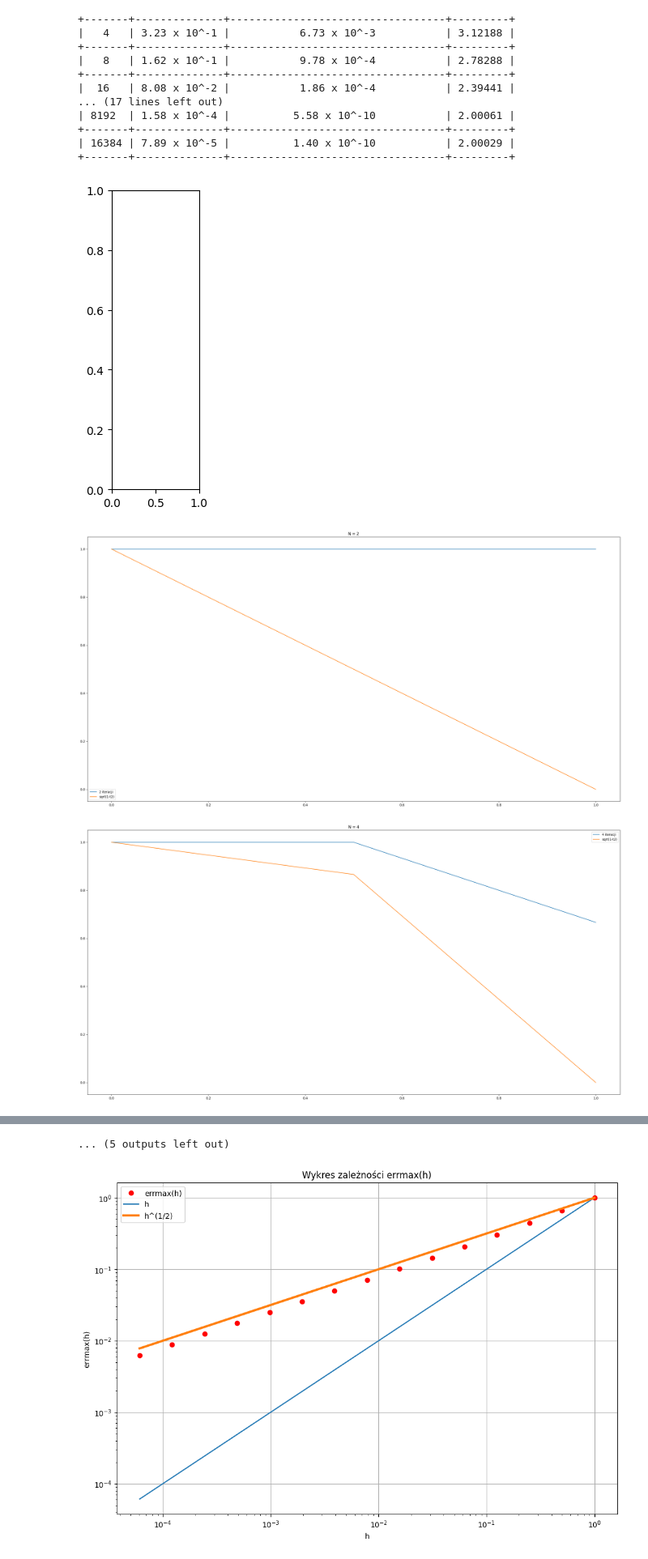
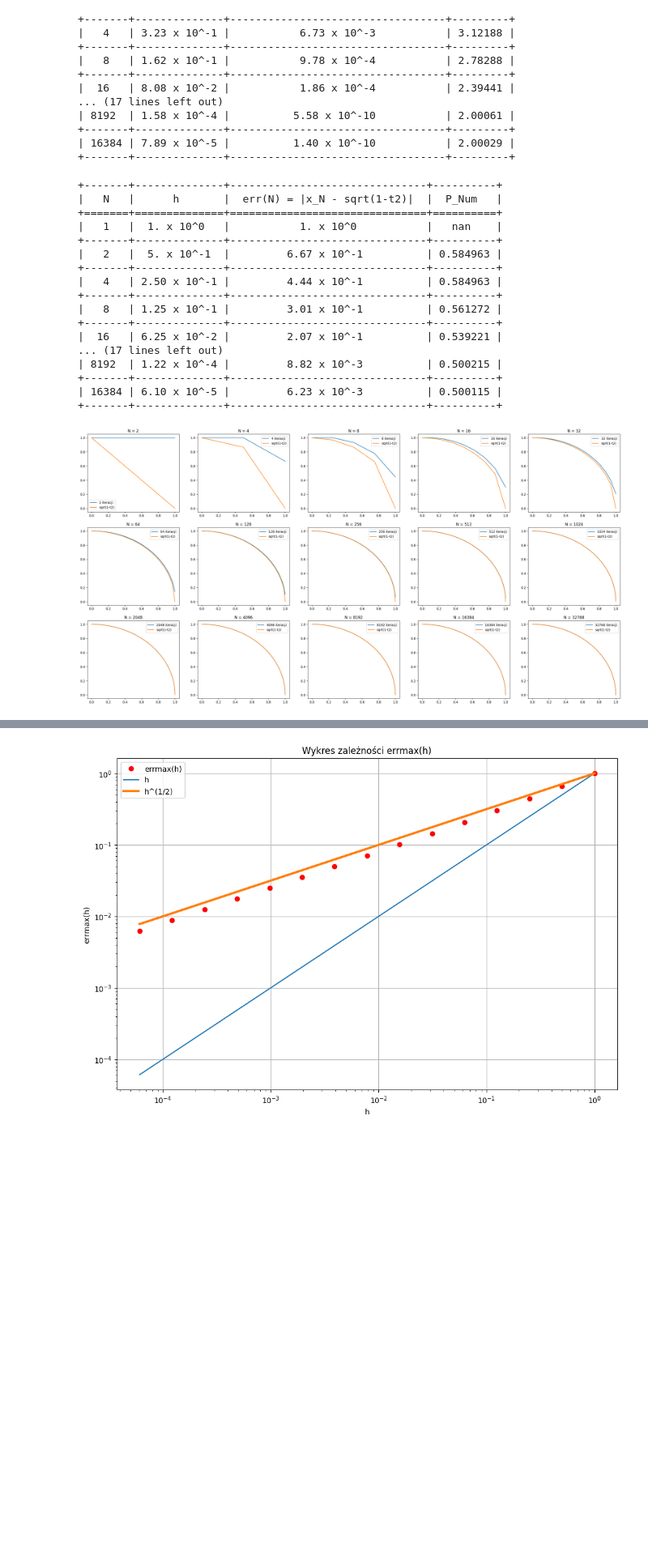
Before and after one commit to maksdebowski/MNdRRz, a Jupyter notebook: lab3-4/main.ipynb, the cells around one changed output, grey strips where cells are left out. Shown at 81% size. Cells and saved outputs as stored; diff of their text form; code cells hidden in the pictures; blank space fills up the shorter version.

```diff
--- a/lab3-4/main.ipynb
+++ b/lab3-4/main.ipynb
@@ -205,44 +205,58 @@ X_0 = 1.0
 results = {"N": [], "h":[], "err(N) = |x_N - sqrt(1-t2)|":[], 'P_Num':[]}
 prev_error = None
 N=1
-plt.subplot(1,4,4)
-for _ in range(1,16):
-    plt.figure(figsize=(30,15))
+fig, axes = plt.subplots(3,5, figsize=(30, 15))
+axes = axes.flatten()
+for _, ax in enumerate(axes):
     h = (T- T_0)/N
     wezly = np.linspace(T_0, T, N+1)
     rozwiazania = np.zeros(N+1)
     blad_punkty = np.zeros(N+1)
     for i, wezel in enumerate(wezly):
             if i == 0:
                 rozwiazania[i] = X_0
                 continue
             rozwiazania[i] = rozwiazania[i-1] + h*x_prim(rozwiazania[i-1], wezly[i-1])
             blad_punkty[i] = np.abs(rozwiazania[i] - (np.sqrt(1-wezel**2)))
     blad_end = np.abs(rozwiazania[-1] - (np.sqrt(1-T**2)))
     if prev_error is not None:
         p_num = np.log2(prev_error/blad_end)
 
     else:
         p_num = float('nan')
     prev_error = blad_end
     results["err(N) = |x_N - sqrt(1-t2)|"].append(blad_end)
     results["P_Num"].append(p_num)
     results["N"].append(N)
     results["h"].append(h)
     N = N*2
-    plt.plot(wezly, rozwiazania, label = f"{N} iteracji")
-    plt.plot(wezly, np.sqrt(1-wezly**2), label = "sqrt(1-t2)")
-    plt.title(f'N = {N}')
-    plt.legend()
-    plt.show()
+    ax.plot(wezly, rozwiazania, label = f"{N} iteracji")
+    ax.plot(wezly, np.sqrt(1-wezly**2), label = "sqrt(1-t2)")
+    ax.set_title(f'N = {N}')
+    ax.legend()
 
 results = pd.DataFrame(results)
 results = results[['N', 'h', 'err(N) = |x_N - sqrt(1-t2)|', 'P_Num']]
 res = results.copy()
 for col in ['h','err(N) = |x_N - sqrt(1-t2)|']:
     results[col] = results[col].apply(scientific_format)
 print(tabulate(results, headers='keys', tablefmt='grid', numalign='center', stralign='center', showindex = False))
 # %% [output]
++-------+--------------+-------------------------------+----------+
+|   N   |      h       |  err(N) = |x_N - sqrt(1-t2)|  |  P_Num   |
++=======+==============+===============================+==========+
+|   1   |  1. x 10^0   |           1. x 10^0           |   nan    |
++-------+--------------+-------------------------------+----------+
+|   2   |  5. x 10^-1  |         6.67 x 10^-1          | 0.584963 |
++-------+--------------+-------------------------------+----------+
+|   4   | 2.50 x 10^-1 |         4.44 x 10^-1          | 0.584963 |
++-------+--------------+-------------------------------+----------+
+|   8   | 1.25 x 10^-1 |         3.01 x 10^-1          | 0.561272 |
++-------+--------------+-------------------------------+----------+
+|  16   | 6.25 x 10^-2 |         2.07 x 10^-1          | 0.539221 |
+... (17 lines left out)
+| 8192  | 1.22 x 10^-4 |         8.82 x 10^-3          | 0.500215 |
++-------+--------------+-------------------------------+----------+
+| 16384 | 6.10 x 10^-5 |         6.23 x 10^-3          | 0.500115 |
++-------+--------------+-------------------------------+----------+
-[figure, old version]
+[figure, new version]
-[figure, removed]
-[figure, removed]
@@ -258,4 +263,3 @@ print(tabulate(results, headers='keys', tablefmt='grid', numalign='center', stra
-... (5 outputs left out)
 # %%
 plt.figure(figsize=(12,8))
 plt.plot(res['h'], res['err(N) = |x_N - sqrt(1-t2)|'], 'ro', label='errmax(h)')
```
Also changed, not shown: parts of 4 cells of this notebook.
